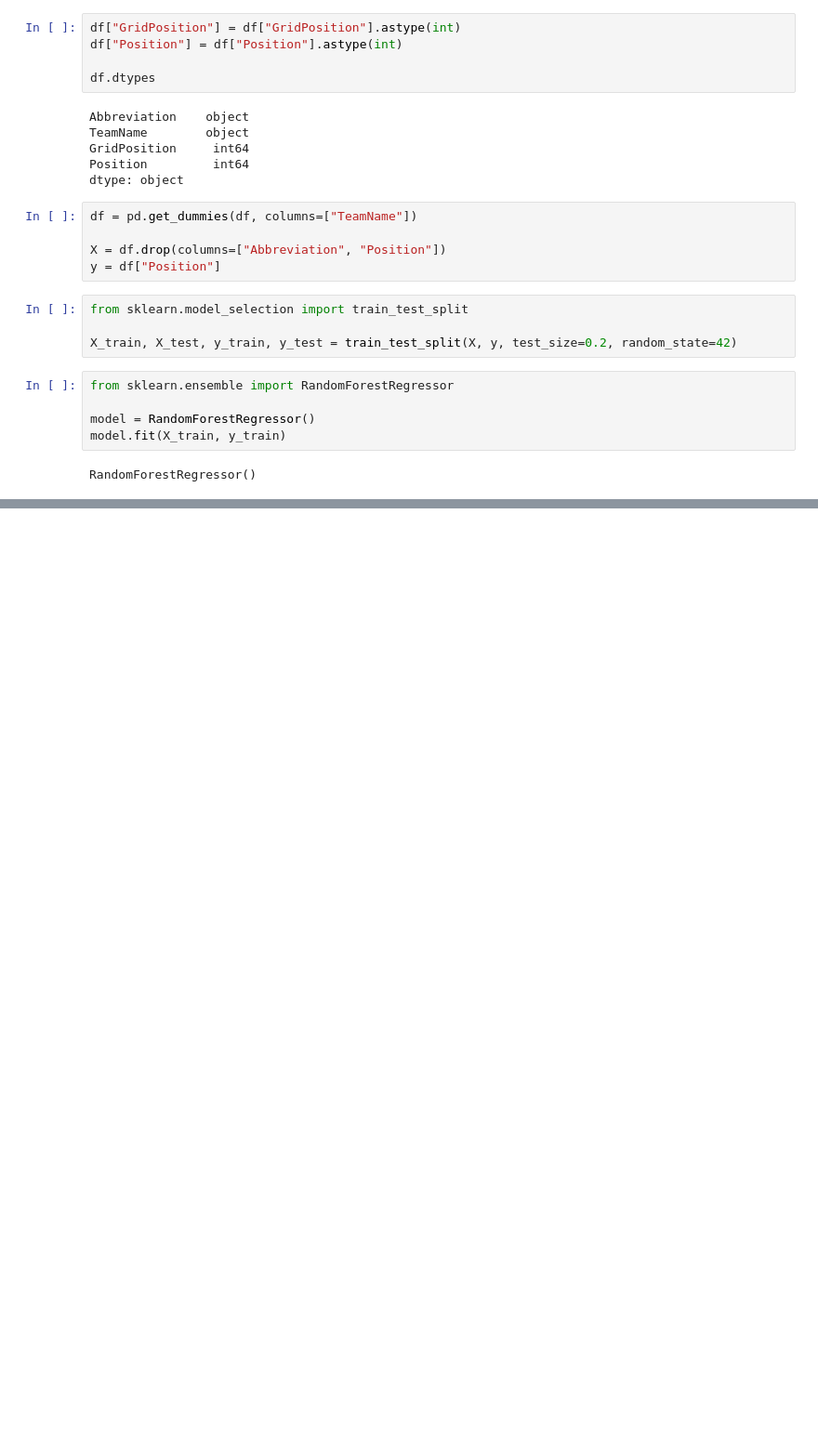
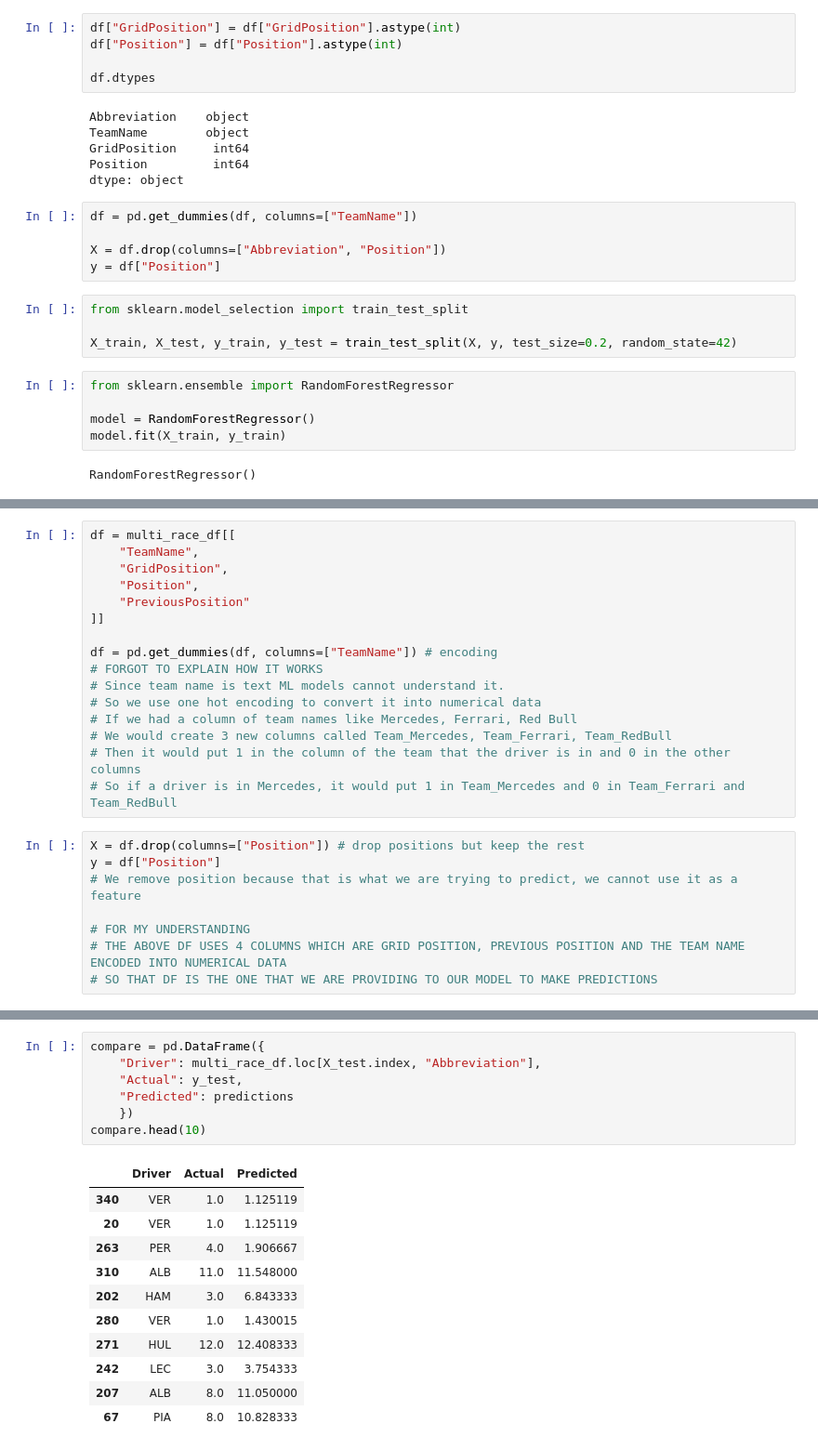
Before and after one commit to pyyroo-a/Formula-1-Fantasy-Predictor, a Jupyter notebook: notebooks/01-data-exploration.ipynb, the cells around one changed output, grey strips where cells are left out. Shown at 93% size. Drawn from its saved outputs; the diff is of its cells as text; blank space fills up the shorter version.

```diff
--- a/notebooks/01-data-exploration.ipynb
+++ b/notebooks/01-data-exploration.ipynb
@@ -453,0 +479,24 @@ Mean Absolute Error: 2.612996030606688
+# %%
+df = multi_race_df[[
+    "TeamName",
+    "GridPosition",
+    "Position",
+    "PreviousPosition"
+]]
+
+df = pd.get_dummies(df, columns=["TeamName"]) # encoding
+# FORGOT TO EXPLAIN HOW IT WORKS
+# Since team name is text ML models cannot understand it.
+# So we use one hot encoding to convert it into numerical data
+# If we had a column of team names like Mercedes, Ferrari, Red Bull
+# We would create 3 new columns called Team_Mercedes, Team_Ferrari, Team_RedBull
+# Then it would put 1 in the column of the team that the driver is in and 0 in the other columns
+# So if a driver is in Mercedes, it would put 1 in Team_Mercedes and 0 in Team_Ferrari and Team_RedBull
+# %%
+X = df.drop(columns=["Position"]) # drop positions but keep the rest
+y = df["Position"]
+# We remove position because that is what we are trying to predict, we cannot use it as a feature
+
+# FOR MY UNDERSTANDING
+# THE ABOVE DF USES 4 COLUMNS WHICH ARE GRID POSITION, PREVIOUS POSITION AND THE TEAM NAME ENCODED INTO NUMERICAL DATA
+# SO THAT DF IS THE ONE THAT WE ARE PROVIDING TO OUR MODEL TO MAKE PREDICTIONS
@@ -453,0 +519,19 @@ Mean Absolute Error: 2.612996030606688
+# %%
+compare = pd.DataFrame({
+    "Driver": multi_race_df.loc[X_test.index, "Abbreviation"],
+    "Actual": y_test,
+    "Predicted": predictions
+    })
+compare.head(10)
+# %% [output]
+|  | Driver | Actual | Predicted |
+| 340 | VER | 1.0 | 1.125119 |
+| 20 | VER | 1.0 | 1.125119 |
+| 263 | PER | 4.0 | 1.906667 |
+| 310 | ALB | 11.0 | 11.548000 |
+| 202 | HAM | 3.0 | 6.843333 |
+| 280 | VER | 1.0 | 1.430015 |
+| 271 | HUL | 12.0 | 12.408333 |
+| 242 | LEC | 3.0 | 3.754333 |
+| 207 | ALB | 8.0 | 11.050000 |
+| 67 | PIA | 8.0 | 10.828333 |
```
Also changed, not shown: parts of 9 cells of this notebook.
